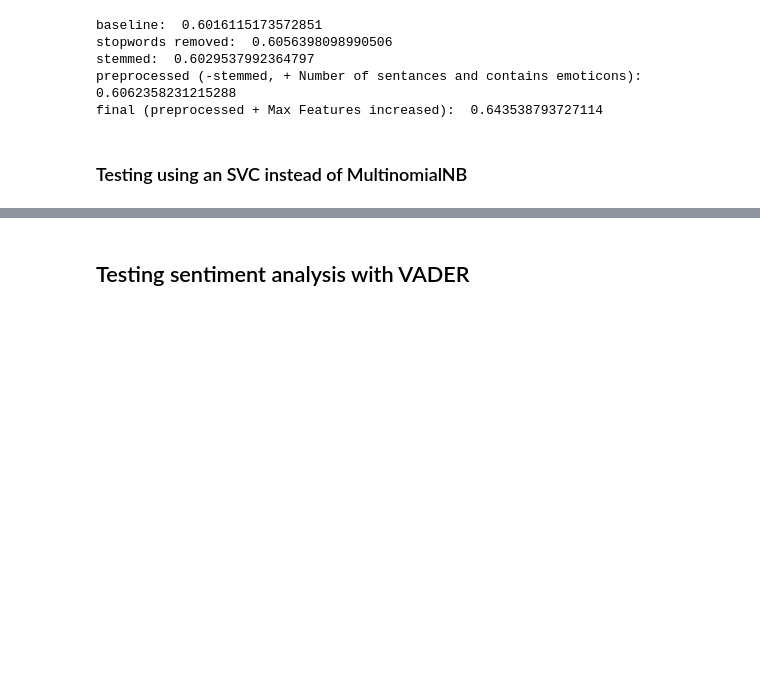
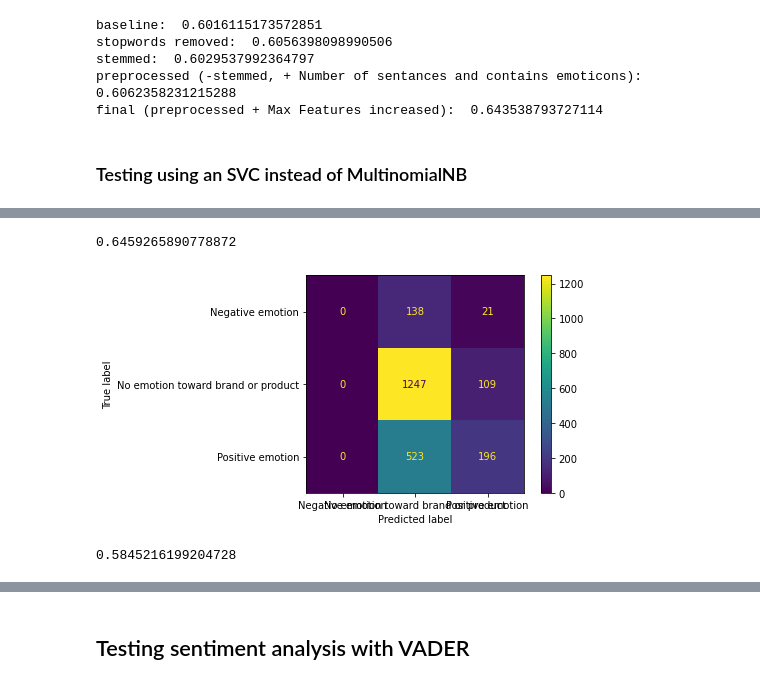
Before and after one commit to CassidyExum/NLP-Sentiment-Analysis, a Jupyter notebook: NLP and Sentiment Analysis.ipynb, the cells around one changed output, grey strips where cells are left out. Saved outputs shown, nothing was run; the diff lists cells and outputs as text; code cells hidden in the pictures; blank space fills up the shorter version.

Commit message:
Added summary, recs, and F1 Scores

```diff
--- a/NLP and Sentiment Analysis.ipynb
+++ b/NLP and Sentiment Analysis.ipynb
@@ -42,7 +72,7 @@ from sklearn.metrics import plot_confusion_matrix
 stopwords_list = stopwords.words('english')
 # %%
 # create df with data and inspect
-df = pd.read_csv('data-Copy1.csv', engine='python')
+df = pd.read_csv('Data/data.csv', engine='python')
 df.head()
 # %% [output]
 |  | tweet_text | emotion_in_tweet_is_directed_at | is_there_an_emotion_directed_at_a... |
@@ -645,0 +681,5 @@ svc_cv.mean()
+# %%
+final_model = SVC(kernel='linear')
+
+final_model.fit(final_X_train, y_train)
+final_model.score(final_X_train, y_train)
@@ -645,0 +688,14 @@ svc_cv.mean()
+# %%
+#Create X test and engineered features
+
+X_test_vectorized = tfidf.transform(X_test["tweet"])
+
+X_test["num_sentences"] = X_test["tweet"].apply(lambda x: len(sent_tokenize(x)))
+X_test["contains_emoticon"] = X_test["tweet"].str.contains(emoticon_query)
+# %%
+#
+X_test_vectorized_df = pd.DataFrame(X_test_vectorized.toarray(), columns=tfidf.get_feature_names())
+
+final_X_test = pd.concat([X_test_vectorized_df, X_test.reset_index()[["num_sentences", "contains_emoticon"]]],
+                                 axis=1)
+final_X_test
@@ -645,0 +716,18 @@ svc_cv.mean()
+# %%
+#final model test score
+final_model.score(final_X_test, y_test)
+# %% [output]
+0.6459265890778872
+# %%
+#Plot confusion matrix
+from sklearn.metrics import plot_confusion_matrix
+plot_confusion_matrix(final_model, final_X_test, y_test);
+# %% [output]
+[figure, added]
+# %%
+# F1 Score of svc model
+svc_preds = final_model.predict(final_X_test)
+scv_F1 = f1_score(y_test, svc_preds, average='weighted')
+scv_F1
+# %% [output]
+0.5845216199204728
```
Also changed, not shown: parts of 67 cells of this notebook.
